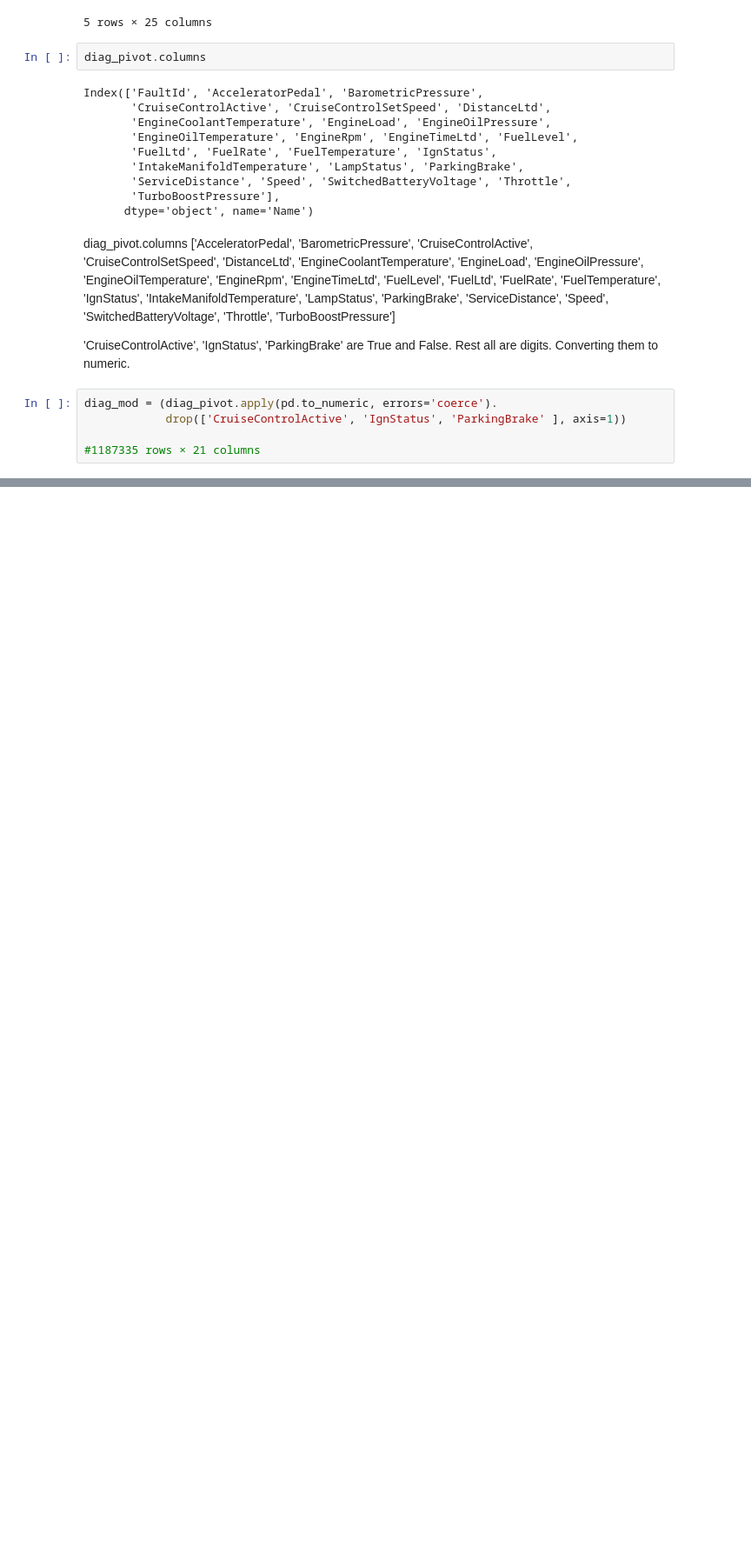
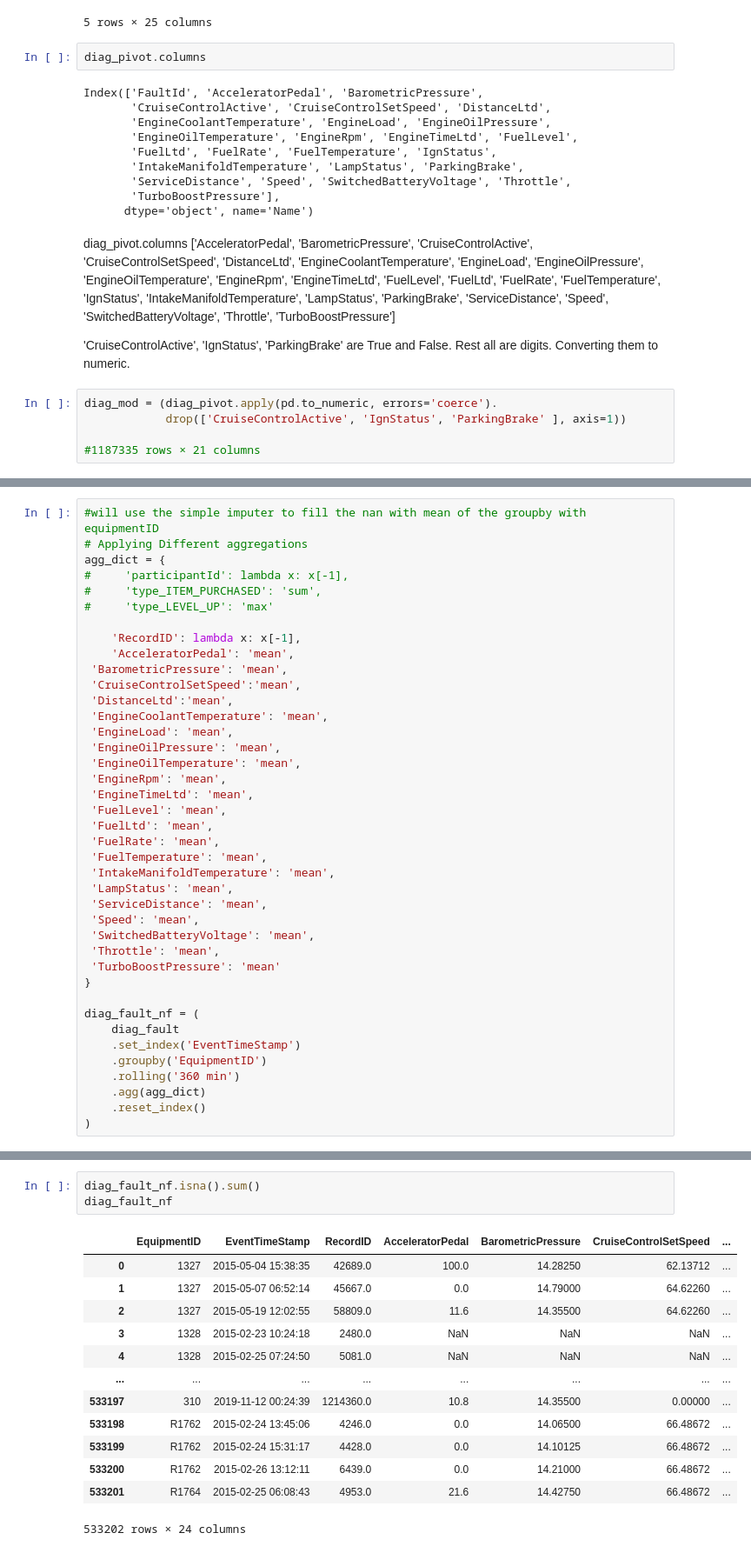
Before and after one commit to nss-data-science-cohort-6/big_g_express-elden_ring, a Jupyter notebook: notebooks/bigG_EDA_smita2.ipynb, the cells around one changed output, grey strips where cells are left out. Shown at 87% size. Saved outputs shown, nothing was run; the diff lists cells and outputs as text; blank space fills up the shorter version.

```diff
--- a/notebooks/bigG_EDA_smita2.ipynb
+++ b/notebooks/bigG_EDA_smita2.ipynb
@@ -606,0 +645,40 @@ diag_fault = pd.merge(left=diag_mod, right=faults_ready, left_on="FaultId", righ
+# %%
+#will use the simple imputer to fill the nan with mean of the groupby with equipmentID
+# Applying Different aggregations
+agg_dict = {
+#     'participantId': lambda x: x[-1],
+#     'type_ITEM_PURCHASED': 'sum',
+#     'type_LEVEL_UP': 'max'
+
+    'RecordID': lambda x: x[-1],
+    'AcceleratorPedal': 'mean',
+ 'BarometricPressure': 'mean',
+ 'CruiseControlSetSpeed':'mean',
+ 'DistanceLtd':'mean',
+ 'EngineCoolantTemperature': 'mean',
+ 'EngineLoad': 'mean',
+ 'EngineOilPressure': 'mean',
+ 'EngineOilTemperature': 'mean',
+ 'EngineRpm': 'mean',
+ 'EngineTimeLtd': 'mean',
+ 'FuelLevel': 'mean',
+ 'FuelLtd': 'mean',
+ 'FuelRate': 'mean',
+ 'FuelTemperature': 'mean',
+ 'IntakeManifoldTemperature': 'mean',
+ 'LampStatus': 'mean',
+ 'ServiceDistance': 'mean',
+ 'Speed': 'mean',
+ 'SwitchedBatteryVoltage': 'mean',
+ 'Throttle': 'mean',
+ 'TurboBoostPressure': 'mean'
+}
+
+diag_fault_nf = (
+    diag_fault
+    .set_index('EventTimeStamp')
+    .groupby('EquipmentID')
+    .rolling('360 min')
+    .agg(agg_dict)
+    .reset_index()
+)
@@ -606,0 +688,17 @@ diag_fault = pd.merge(left=diag_mod, right=faults_ready, left_on="FaultId", righ
+# %%
+diag_fault_nf.isna().sum()
+diag_fault_nf
+# %% [output]
+|  | EquipmentID | EventTimeStamp | RecordID | AcceleratorPedal | BarometricPressure | CruiseControlSetSpeed | ... |
+| 0 | 1327 | 2015-05-04 15:38:35 | 42689.0 | 100.0 | 14.28250 | 62.13712 | ... |
+| 1 | 1327 | 2015-05-07 06:52:14 | 45667.0 | 0.0 | 14.79000 | 64.62260 | ... |
+| 2 | 1327 | 2015-05-19 12:02:55 | 58809.0 | 11.6 | 14.35500 | 64.62260 | ... |
+| 3 | 1328 | 2015-02-23 10:24:18 | 2480.0 | NaN | NaN | NaN | ... |
+| 4 | 1328 | 2015-02-25 07:24:50 | 5081.0 | NaN | NaN | NaN | ... |
+| ... | ... | ... | ... | ... | ... | ... | ... |
+| 533197 | 310 | 2019-11-12 00:24:39 | 1214360.0 | 10.8 | 14.35500 | 0.00000 | ... |
+| 533198 | R1762 | 2015-02-24 13:45:06 | 4246.0 | 0.0 | 14.06500 | 66.48672 | ... |
+| 533199 | R1762 | 2015-02-24 15:31:17 | 4428.0 | 0.0 | 14.10125 | 66.48672 | ... |
+| 533200 | R1762 | 2015-02-26 13:12:11 | 6439.0 | 0.0 | 14.21000 | 66.48672 | ... |
+| 533201 | R1764 | 2015-02-25 06:08:43 | 4953.0 | 21.6 | 14.42750 | 66.48672 | ... |
+533202 rows × 24 columns
```
Also changed, not shown: parts of 12 cells of this notebook.
